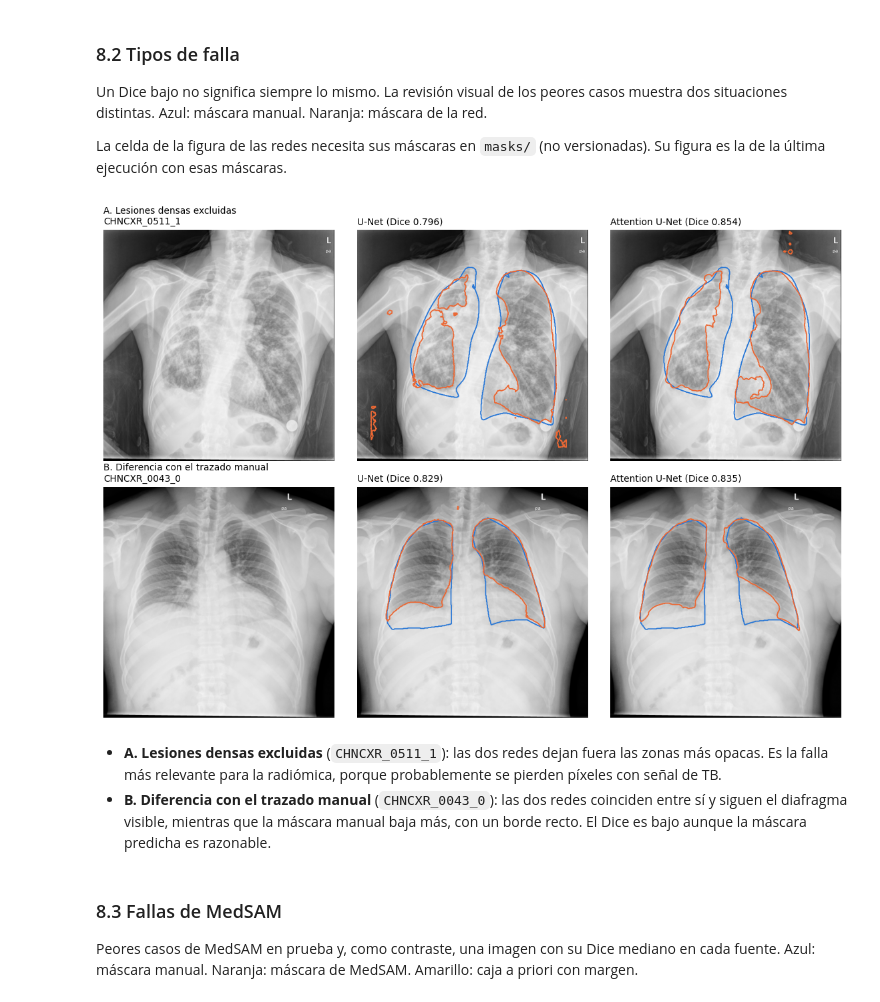
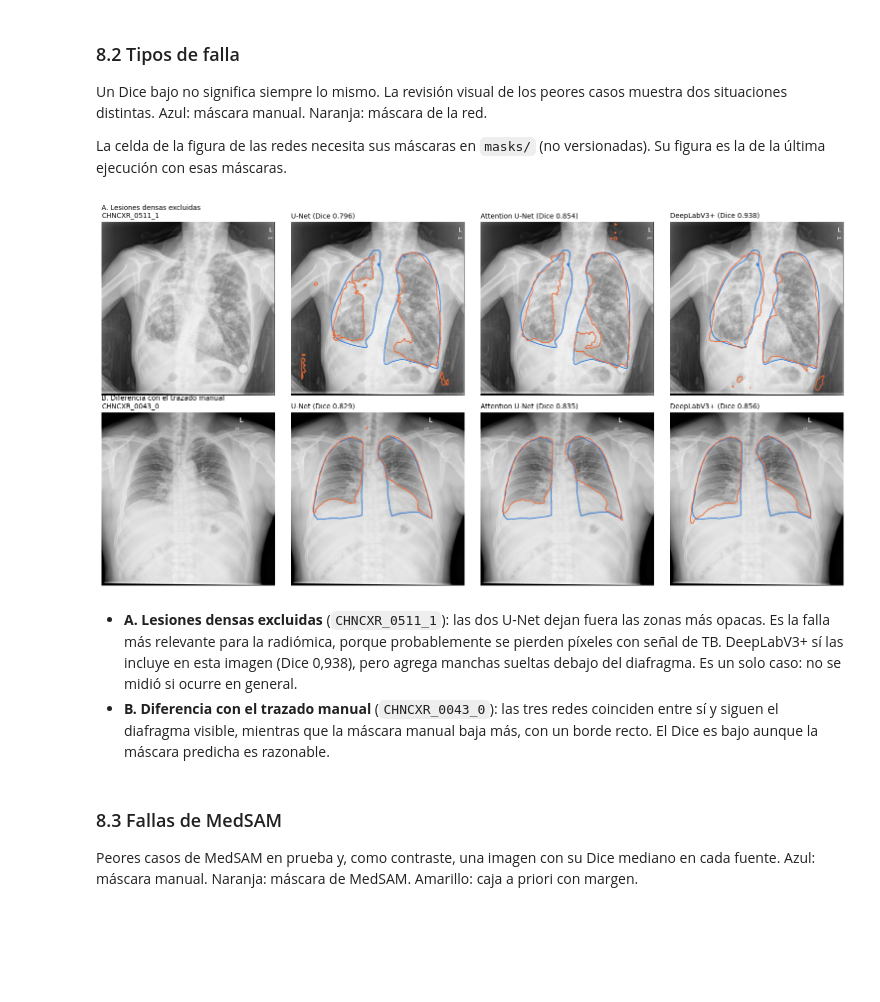
Before and after one commit to JulianCarvajal/tuberculosis-lung-segmentation, a Jupyter notebook: notebooks/02_segmentacion.ipynb, the cells around one changed output. Drawn from its saved outputs; the diff is of its cells as text; code cells hidden in the pictures; blank space fills up the shorter version.

```diff
--- a/notebooks/02_segmentacion.ipynb
+++ b/notebooks/02_segmentacion.ipynb
@@ -64,7 +63,8 @@ config = pd.Series({
     "Pérdida":                "BCE + Dice",
     "Épocas máximas":         T.MAX_EPOCHS,
     "Detención temprana":     f"{T.PATIENCE} épocas sin mejorar el Dice de validación",
-    "Canales por nivel":      str(T.CHANNELS),
+    "Canales por nivel (U-Net y Attention U-Net)": str(T.CHANNELS),
+    "Encoder de DeepLabV3+":  f"{T.DEEPLAB_ENCODER} preentrenado en {T.DEEPLAB_WEIGHTS}",
     "Umbral de binarización": T.THRESHOLD,
     "Semilla":                SEED,
 }).to_frame("valor")
@@ -77,8 +77,8 @@ plt.rcParams.update({
     "axes.spines.right": False,
 })
 C_TRUE, C_PRED  = "#2a78d6", "#eb6834"
-ARCH_NAMES  = {"unet": "U-Net", "attention_unet": "Attention U-Net", "medsam": "MedSAM"}
-ARCH_COLORS = {"unet": "#2a78d6", "attention_unet": "#1baf7a", "medsam": "#eb6834"}
+ARCH_NAMES  = {"unet": "U-Net", "attention_unet": "Attention U-Net", "deeplabv3plus": "DeepLabV3+", "medsam": "MedSAM"}
+ARCH_COLORS = {"unet": "#2a78d6", "attention_unet": "#1baf7a", "deeplabv3plus": "#8e44ad", "medsam": "#eb6834"}
 # %% [output]
 |  | valor |
 | parámetro |  |
@@ -712,13 +790,13 @@ def show_cases(cases, archs=ARCHS, boxes=None):
 # %%
 show_cases({
     "CHNCXR_0511_1": "A. Lesiones densas excluidas",
     "CHNCXR_0043_0": "B. Diferencia con el trazado manual",
-}, archs=["unet", "attention_unet"])
+}, archs=["unet", "attention_unet", "deeplabv3plus"])
 # %% [output]
-[figure, old version]
+[figure, new version]
 # %% [markdown]
-- **A. Lesiones densas excluidas** (`CHNCXR_0511_1`): las dos redes dejan fuera las zonas más opacas. Es la falla más relevante para la radiómica, porque probablemente se pierden píxeles con señal de TB.
-- **B. Diferencia con el trazado manual** (`CHNCXR_0043_0`): las dos redes coinciden entre sí y siguen el diafragma visible, mientras que la máscara manual baja más, con un borde recto. El Dice es bajo aunque la máscara predicha es razonable.
+- **A. Lesiones densas excluidas** (`CHNCXR_0511_1`): las dos U-Net dejan fuera las zonas más opacas. Es la falla más relevante para la radiómica, porque probablemente se pierden píxeles con señal de TB. DeepLabV3+ sí las incluye en esta imagen (Dice 0,938), pero agrega manchas sueltas debajo del diafragma. Es un solo caso: no se midió si ocurre en general.
+- **B. Diferencia con el trazado manual** (`CHNCXR_0043_0`): las tres redes coinciden entre sí y siguen el diafragma visible, mientras que la máscara manual baja más, con un borde recto. El Dice es bajo aunque la máscara predicha es razonable.
 # %% [markdown]
 ### 8.3 Fallas de MedSAM
 
```
Also changed, not shown: parts of 23 cells of this notebook, 21 other files.
